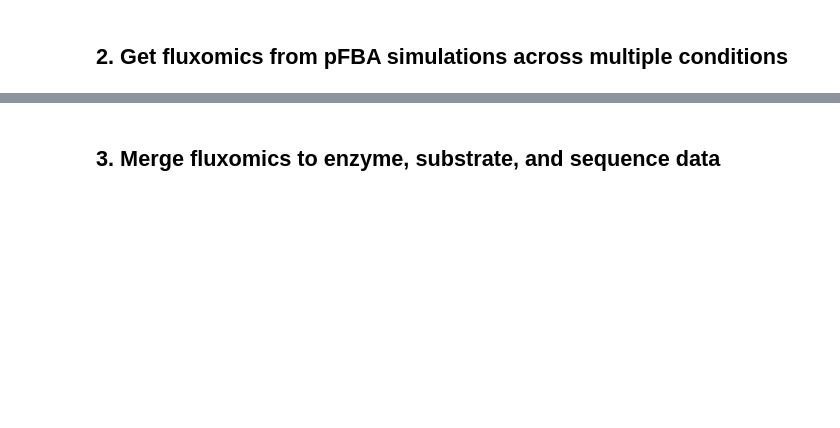
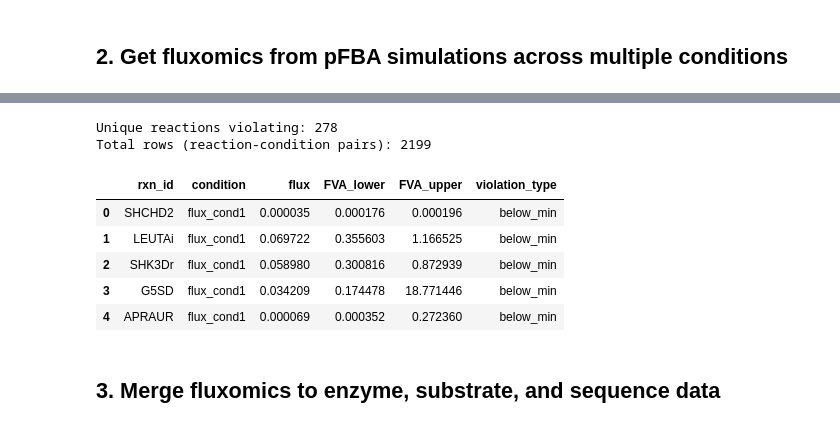
Before and after one commit to lyach/BactoCat, a Jupyter notebook: experiments/kapp_pipeline.ipynb, the cells around one changed output, grey strips where cells are left out. Saved outputs shown, nothing was run; the diff lists cells and outputs as text; code cells hidden in the pictures; blank space fills up the shorter version.

```diff
--- a/experiments/kapp_pipeline.ipynb
+++ b/experiments/kapp_pipeline.ipynb
@@ -94,3 +152,16 @@ flux_summary = fluxomics_df.set_index("rxn_id").agg(["mean", "std", "min", "max"
+# %%
+print(f"Unique reactions violating: {violations_df['rxn_id'].nunique()}")
+print(f"Total rows (reaction-condition pairs): {len(violations_df)}")
+violations_df.head()
+# %% [output]
+Unique reactions violating: 278
+Total rows (reaction-condition pairs): 2199
+|  | rxn_id | condition | flux | FVA_lower | FVA_upper | violation_type |
+| 0 | SHCHD2 | flux_cond1 | 0.000035 | 0.000176 | 0.000196 | below_min |
+| 1 | LEUTAi | flux_cond1 | 0.069722 | 0.355603 | 1.166525 | below_min |
+| 2 | SHK3Dr | flux_cond1 | 0.058980 | 0.300816 | 0.872939 | below_min |
+| 3 | G5SD | flux_cond1 | 0.034209 | 0.174478 | 18.771446 | below_min |
+| 4 | APRAUR | flux_cond1 | 0.000069 | 0.000352 | 0.272360 | below_min |
 # %% [markdown]
 ## 3. Merge fluxomics to enzyme, substrate, and sequence data
 # %%
```
Also changed, not shown: parts of 19 cells of this notebook, 50 other files.
